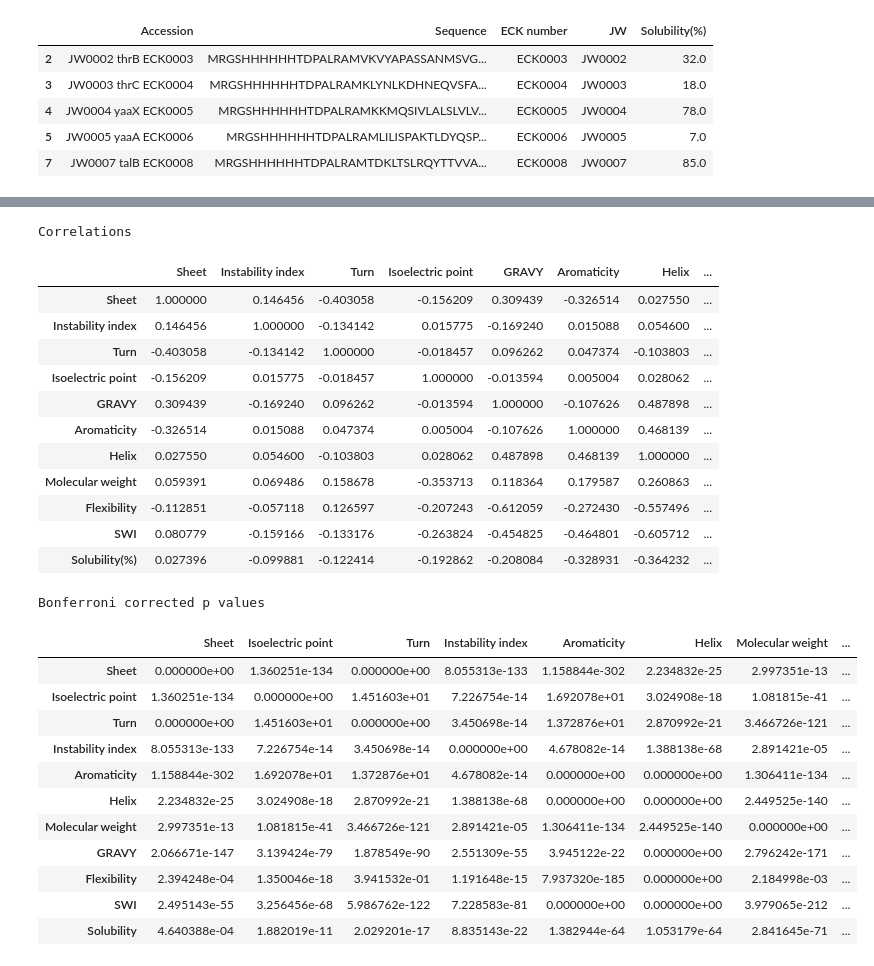
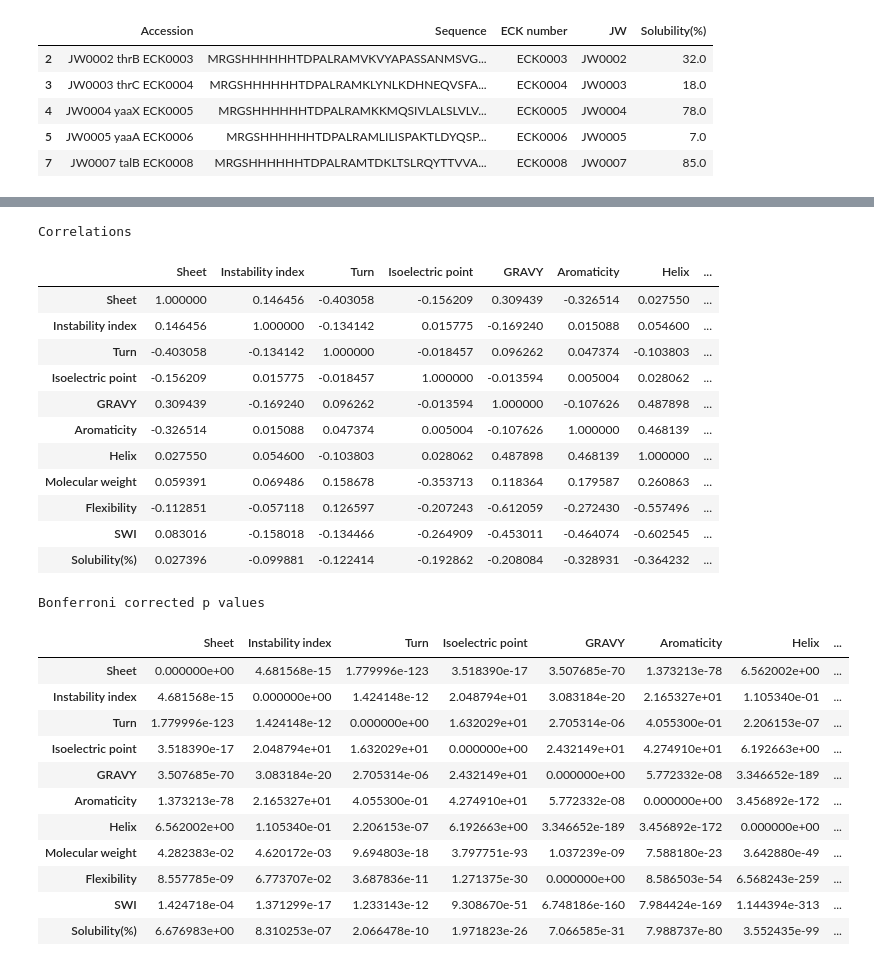
Before and after one commit to Gardner-BinfLab/SoDoPE_paper_2020, a Jupyter notebook: Feature analysis_with_SWI.ipynb, the cells around one changed output, grey strips where cells are left out. Cells and saved outputs as stored; diff of their text form; code cells hidden in the pictures.

```diff
--- a/Feature analysis_with_SWI.ipynb
+++ b/Feature analysis_with_SWI.ipynb
@@ -6,26 +6,26 @@ from Bio.SeqUtils.ProtParam import ProteinAnalysis
 
 
 #Solubility wieghted index
-weights = {'A': 0.8356956599678218,
- 'C': 0.5219207324456876,
- 'E': 0.9868660417547442,
- 'D': 0.9075983546378998,
- 'G': 0.8003827946673535,
- 'F': 0.5821934635876957,
- 'I': 0.6790449304566072,
- 'H': 0.8963977585570367,
- 'K': 0.9259165090012061,
- 'M': 0.6299964100098959,
- 'L': 0.6546922237065839,
- 'N': 0.8604957042204235,
- 'Q': 0.7895650031998229,
- 'P': 0.822104415564934,
- 'S': 0.7442464390120463,
- 'R': 0.771055152304471,
- 'T': 0.8098670971949234,
- 'W': 0.6386931894494416,
- 'V': 0.7344952876686051,
- 'Y': 0.6125581495225544}
+weights = {'A': 0.8356471476582918,
+ 'C': 0.5208088354857734,
+ 'E': 0.9876987431418378,
+ 'D': 0.9079044671339564,
+ 'G': 0.7997168496420723,
+ 'F': 0.5849790194237692,
+ 'I': 0.6784124413866582,
+ 'H': 0.8947913996466419,
+ 'K': 0.9267104557513497,
+ 'M': 0.6296623675420369,
+ 'L': 0.6554221515081433,
+ 'N': 0.8597433107431216,
+ 'Q': 0.789434648348208,
+ 'P': 0.8235328714705341,
+ 'S': 0.7440908318492778,
+ 'R': 0.7712466317693457,
+ 'T': 0.8096922697856334,
+ 'W': 0.6374678690957594,
+ 'V': 0.7357837119163659,
+ 'Y': 0.6112801822947587}
 
 %load_ext autoreload
 %autoreload 2
@@ -239,27 +239,27 @@ Correlations
 | Helix | 0.027550 | 0.054600 | -0.103803 | 0.028062 | 0.487898 | 0.468139 | 1.000000 | ... |
 | Molecular weight | 0.059391 | 0.069486 | 0.158678 | -0.353713 | 0.118364 | 0.179587 | 0.260863 | ... |
 | Flexibility | -0.112851 | -0.057118 | 0.126597 | -0.207243 | -0.612059 | -0.272430 | -0.557496 | ... |
-| SWI | 0.080779 | -0.159166 | -0.133176 | -0.263824 | -0.454825 | -0.464801 | -0.605712 | ... |
+| SWI | 0.083016 | -0.158018 | -0.134466 | -0.264909 | -0.453011 | -0.464074 | -0.602545 | ... |
 | Solubility(%) | 0.027396 | -0.099881 | -0.122414 | -0.192862 | -0.208084 | -0.328931 | -0.364232 | ... |
 # %%
 print('Bonferroni corrected p values')
 
 #correction for p-values
 bonferroni_ = len(df_corr_ecoli)*(len(df_corr_ecoli)-1)/2
-df_p*bonferroni_
+df_p_ecoli*bonferroni_
 # %% [output]
 Bonferroni corrected p values
-|  | Sheet | Isoelectric point | Turn | Instability index | Aromaticity | Helix | Molecular weight | ... |
-| Sheet | 0.000000e+00 | 1.360251e-134 | 0.000000e+00 | 8.055313e-133 | 1.158844e-302 | 2.234832e-25 | 2.997351e-13 | ... |
-| Isoelectric point | 1.360251e-134 | 0.000000e+00 | 1.451603e+01 | 7.226754e-14 | 1.692078e+01 | 3.024908e-18 | 1.081815e-41 | ... |
-| Turn | 0.000000e+00 | 1.451603e+01 | 0.000000e+00 | 3.450698e-14 | 1.372876e+01 | 2.870992e-21 | 3.466726e-121 | ... |
-| Instability index | 8.055313e-133 | 7.226754e-14 | 3.450698e-14 | 0.000000e+00 | 4.678082e-14 | 1.388138e-68 | 2.891421e-05 | ... |
-| Aromaticity | 1.158844e-302 | 1.692078e+01 | 1.372876e+01 | 4.678082e-14 | 0.000000e+00 | 0.000000e+00 | 1.306411e-134 | ... |
-| Helix | 2.234832e-25 | 3.024908e-18 | 2.870992e-21 | 1.388138e-68 | 0.000000e+00 | 0.000000e+00 | 2.449525e-140 | ... |
-| Molecular weight | 2.997351e-13 | 1.081815e-41 | 3.466726e-121 | 2.891421e-05 | 1.306411e-134 | 2.449525e-140 | 0.000000e+00 | ... |
-| GRAVY | 2.066671e-147 | 3.139424e-79 | 1.878549e-90 | 2.551309e-55 | 3.945122e-22 | 0.000000e+00 | 2.796242e-171 | ... |
-| Flexibility | 2.394248e-04 | 1.350046e-18 | 3.941532e-01 | 1.191648e-15 | 7.937320e-185 | 0.000000e+00 | 2.184998e-03 | ... |
-| SWI | 2.495143e-55 | 3.256456e-68 | 5.986762e-122 | 7.228583e-81 | 0.000000e+00 | 0.000000e+00 | 3.979065e-212 | ... |
-| Solubility | 4.640388e-04 | 1.882019e-11 | 2.029201e-17 | 8.835143e-22 | 1.382944e-64 | 1.053179e-64 | 2.841645e-71 | ... |
+|  | Sheet | Instability index | Turn | Isoelectric point | GRAVY | Aromaticity | Helix | ... |
+| Sheet | 0.000000e+00 | 4.681568e-15 | 1.779996e-123 | 3.518390e-17 | 3.507685e-70 | 1.373213e-78 | 6.562002e+00 | ... |
+| Instability index | 4.681568e-15 | 0.000000e+00 | 1.424148e-12 | 2.048794e+01 | 3.083184e-20 | 2.165327e+01 | 1.105340e-01 | ... |
+| Turn | 1.779996e-123 | 1.424148e-12 | 0.000000e+00 | 1.632029e+01 | 2.705314e-06 | 4.055300e-01 | 2.206153e-07 | ... |
+| Isoelectric point | 3.518390e-17 | 2.048794e+01 | 1.632029e+01 | 0.000000e+00 | 2.432149e+01 | 4.274910e+01 | 6.192663e+00 | ... |
+| GRAVY | 3.507685e-70 | 3.083184e-20 | 2.705314e-06 | 2.432149e+01 | 0.000000e+00 | 5.772332e-08 | 3.346652e-189 | ... |
+| Aromaticity | 1.373213e-78 | 2.165327e+01 | 4.055300e-01 | 4.274910e+01 | 5.772332e-08 | 0.000000e+00 | 3.456892e-172 | ... |
+| Helix | 6.562002e+00 | 1.105340e-01 | 2.206153e-07 | 6.192663e+00 | 3.346652e-189 | 3.456892e-172 | 0.000000e+00 | ... |
+| Molecular weight | 4.282383e-02 | 4.620172e-03 | 9.694803e-18 | 3.797751e-93 | 1.037239e-09 | 7.588180e-23 | 3.642880e-49 | ... |
+| Flexibility | 8.557785e-09 | 6.773707e-02 | 3.687836e-11 | 1.271375e-30 | 0.000000e+00 | 8.586503e-54 | 6.568243e-259 | ... |
+| SWI | 1.424718e-04 | 1.371299e-17 | 1.233143e-12 | 9.308670e-51 | 6.748186e-160 | 7.984424e-169 | 1.144394e-313 | ... |
+| Solubility(%) | 6.676983e+00 | 8.310253e-07 | 2.066478e-10 | 1.971823e-26 | 7.066585e-31 | 7.988737e-80 | 3.552435e-99 | ... |
 # %%
 ecoli_w3110.to_pickle('results/ecoli_all_analysis.pkl.gz')
```
Also changed, not shown: parts of 5 cells of this notebook, 36 other files.
